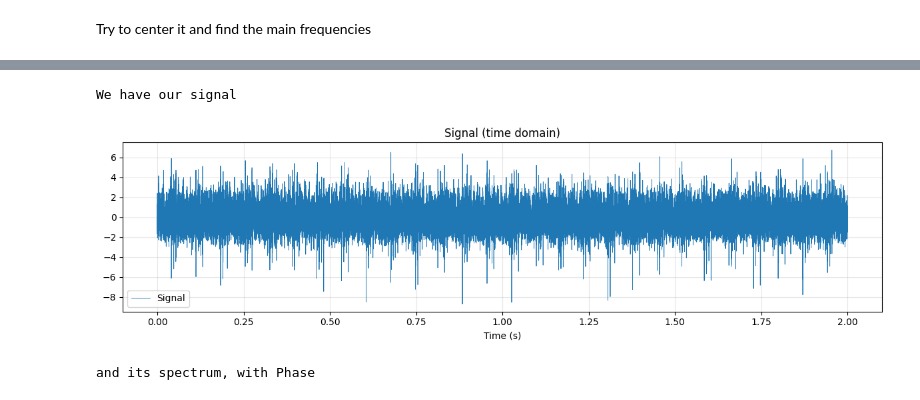
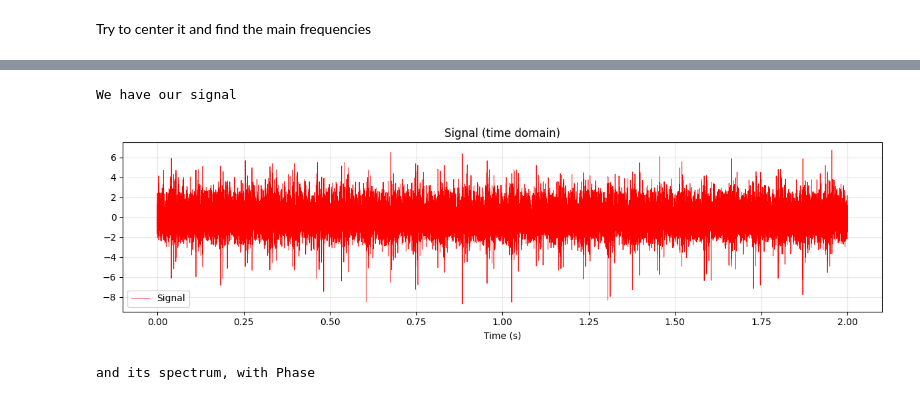
Before and after one commit to lgiraudo/Bearing-Fault-Diagnosis, a Jupyter notebook: content/BearingFaultDiagnosis.ipynb, the cells around one changed output, grey strips where cells are left out. Drawn from its saved outputs; the diff is of its cells as text; code cells hidden in the pictures.

```diff
--- a/content/BearingFaultDiagnosis.ipynb
+++ b/content/BearingFaultDiagnosis.ipynb
@@ -988,35 +992,35 @@ t = data_ir['time_acc']  # time vector
 x = data_ir['acc_m_s2'] # the signal
 X = np.fft.fft(data_ir['acc_m_s2'])  # FFT of the signal
 f = np.fft.fftshift(np.fft.fftfreq(len(data_ir['acc_m_s2']), d=1/data_ir['fs_acc']))  # Generate frequency aXis (shifted for plotting)
 X = np.fft.fftshift(X)  # Shift FFT to match f ordering (negative -> positive)
 
 phase = np.angle(X)  # Phase spectrum
 
 step_fcn = np.zeros(len(f))  # Initialize step function (Hilbert / analytic signal filter)
 step_fcn[f > 0] = 2  # Positive frequencies -> multiply by 2
 step_fcn[f == 0] = 1  # DC component -> keep as 1
 step_fcn[f < 0] = 0  # Negative frequencies -> zero out
 
 fft_an = X * step_fcn  # Apply step function in frequency domain (analytic signal spectrum)
 
 hilb_ir = np.fft.ifft(np.fft.ifftshift(fft_an))  # Back to time domain (undo shift, then IFFT)
 hilb_phase = np.angle(fft_an)  # Phase of the analytic signal
 
 env_fft = np.fft.fft(np.abs(hilb_ir))  # FFT of the envelope (UNSHIFTED)
 env_fft = np.fft.fftshift(env_fft)  # Shift envelope FFT to match f ordering (SHIFTED like f)
 env_phase = np.angle(env_fft)  # Phase of the envelope spectrum
 
 print("We have our signal")  # Print right before plot
 plt.figure(figsize=(12, 3.5))
-plt.plot(data_ir['time_acc'], data_ir['acc_m_s2'], linewidth=0.6, label='Signal')  # Plot signal in time domain
+plt.plot(data_ir['time_acc'], data_ir['acc_m_s2'], linewidth=0.6, label='Signal', color='red')  # Plot signal in time domain
 plt.xlabel("Time (s)")  # X label
 plt.title("Signal (time domain)")  # Title
 plt.grid(True, alpha=0.3)  # Grid
 plt.legend()  # Legend
 plt.tight_layout()  # Better spacing
 # %% [output]
 We have our signal
-[figure, old version]
+[figure, new version]
 # %%
 
 print("and its spectrum, with Phase")  # Print right before plot
```
Also changed, not shown: parts of 18 cells of this notebook, 1 other file.
